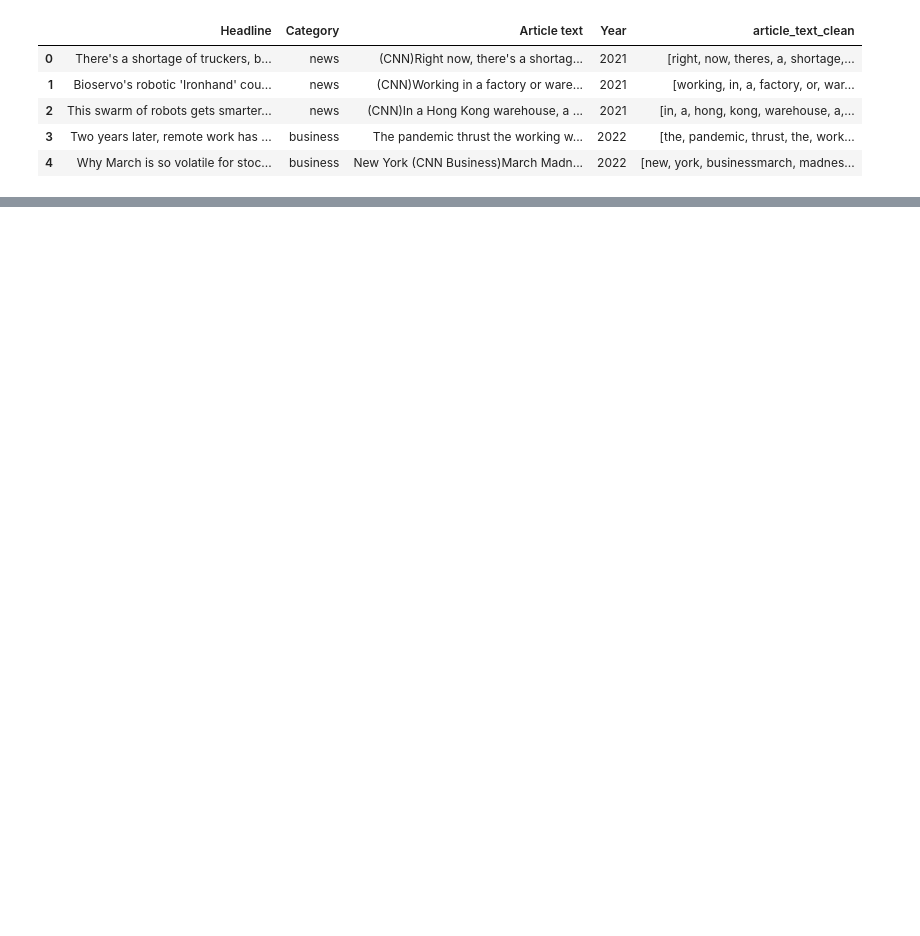
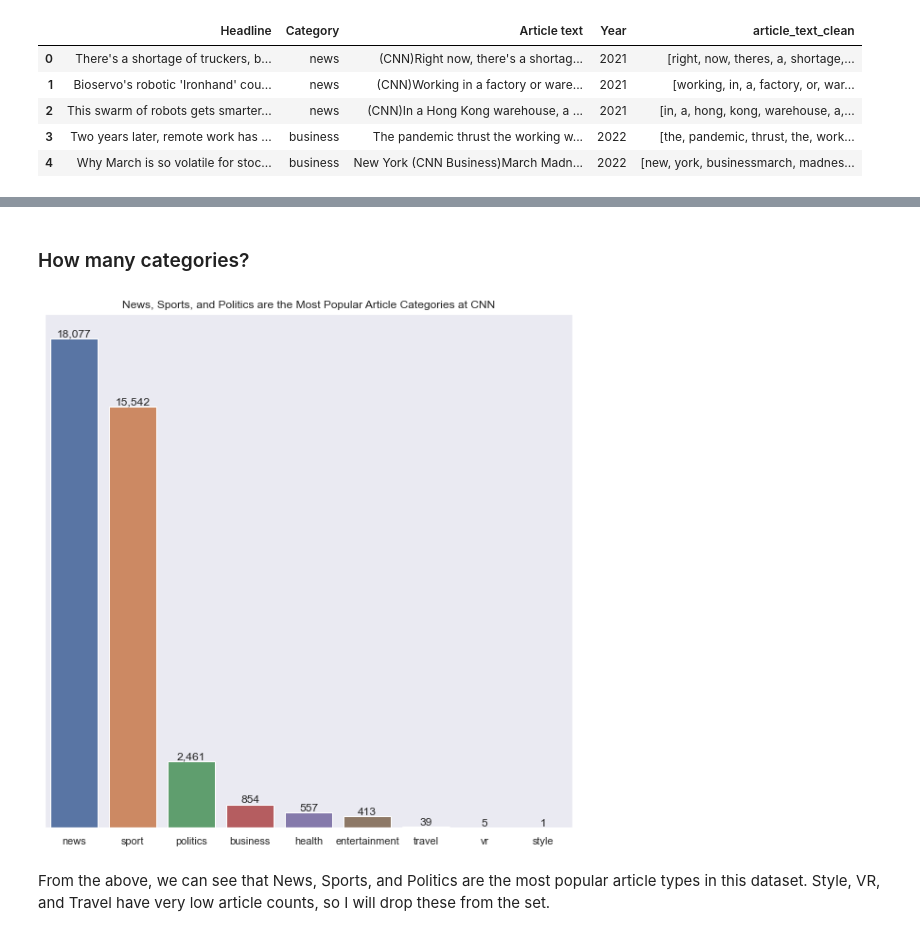
Before and after one commit to knolasco/Intro_to_NLP, a Jupyter notebook: Final Project/pos_use_in_news.ipynb, the cells around one changed output, grey strips where cells are left out. Cells and saved outputs as stored; diff of their text form; code cells hidden in the pictures; blank space fills up the shorter version.

```diff
--- a/Final Project/pos_use_in_news.ipynb
+++ b/Final Project/pos_use_in_news.ipynb
@@ -3,3 +11,13 @@ from clean_articles import DataManager
+# %%
+from clean_articles import DataManager
+import matplotlib.pyplot as plt
+%matplotlib inline
+import seaborn as sns
+sns.set(palette = 'deep')
+import numpy as np
+import pandas as pd
+import nltk
+pd.options.mode.chained_assignment = None
 # %%
 manager = DataManager()
 manager.load_data()
@@ -43,0 +69,27 @@ manager.data.head()
+# %% [markdown]
+<a id = 'categories'></a>
+### How many categories?
+# %%
+# function for setting up plots
+def make_fig(rows = 1, cols = 1):
+    fig, axs = plt.subplots(rows, cols)
+    fig.set_size_inches(10,10)
+    return fig, axs
+
+def clean_plot(fig, axs, g, title):
+    """
+    remove ticks, add title, add counts above bars, remove grid lines
+    """
+    plt.tick_params(left = False, bottom = False , labelleft = False)
+    g.set(xlabel = None, ylabel = None, title = title)
+    g.bar_label(g.containers[0], labels = ['{:,.0f}'.format(val) for val in g.containers[0].datavalues])
+    axs.grid(False)
+# %%
+fig, axs = make_fig()
+g = sns.countplot(data = manager.data, x = 'Category', order = manager.data['Category'].value_counts().index)
+clean_plot(fig, axs, g, 'News, Sports, and Politics are the Most Popular Article Categories at CNN')
+plt.show()
+# %% [output]
+[figure, added]
+# %% [markdown]
+From the above, we can see that News, Sports, and Politics are the most popular article types in this dataset. Style, VR, and Travel have very low article counts, so I will drop these from the set.
```
Also changed, not shown: parts of 12 cells of this notebook.
